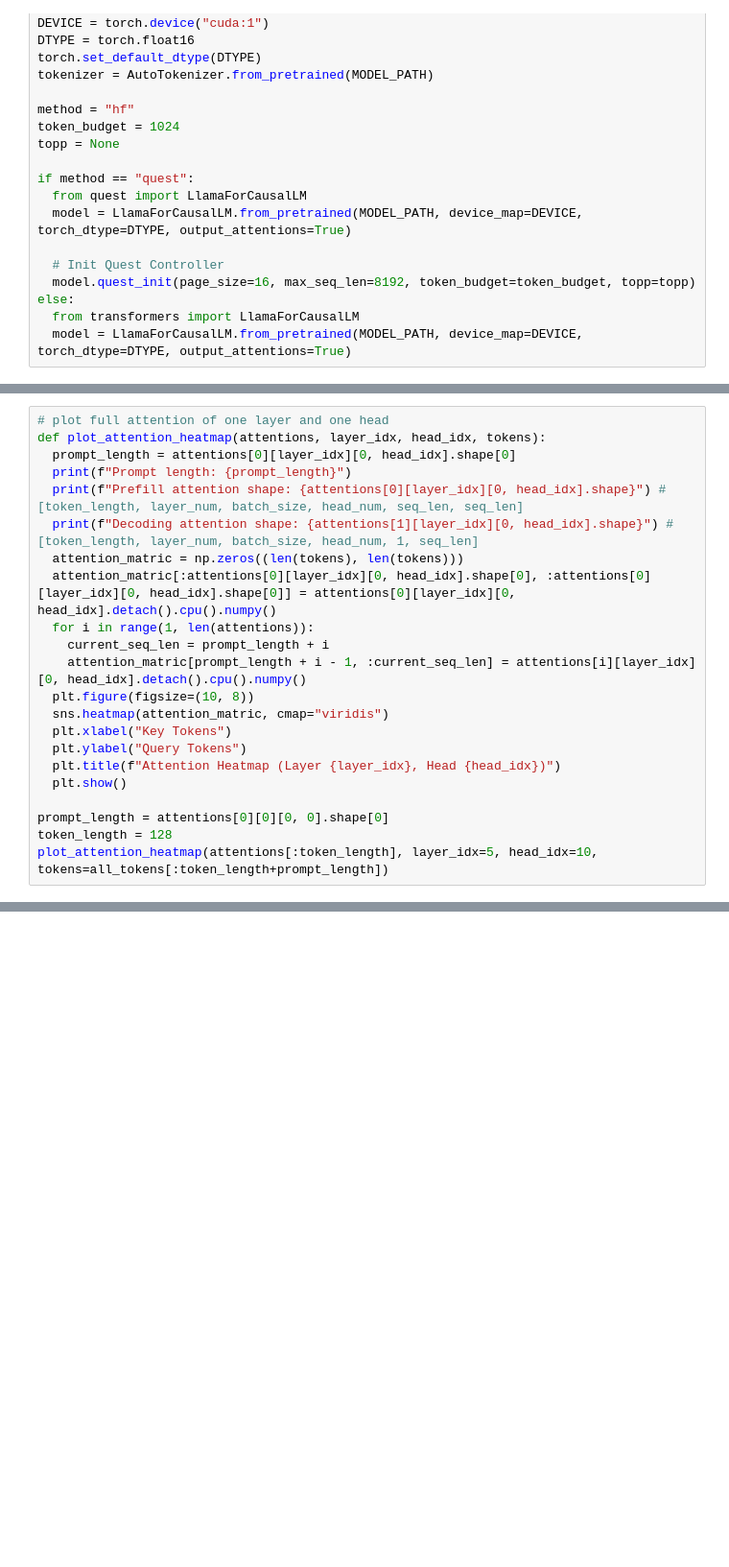
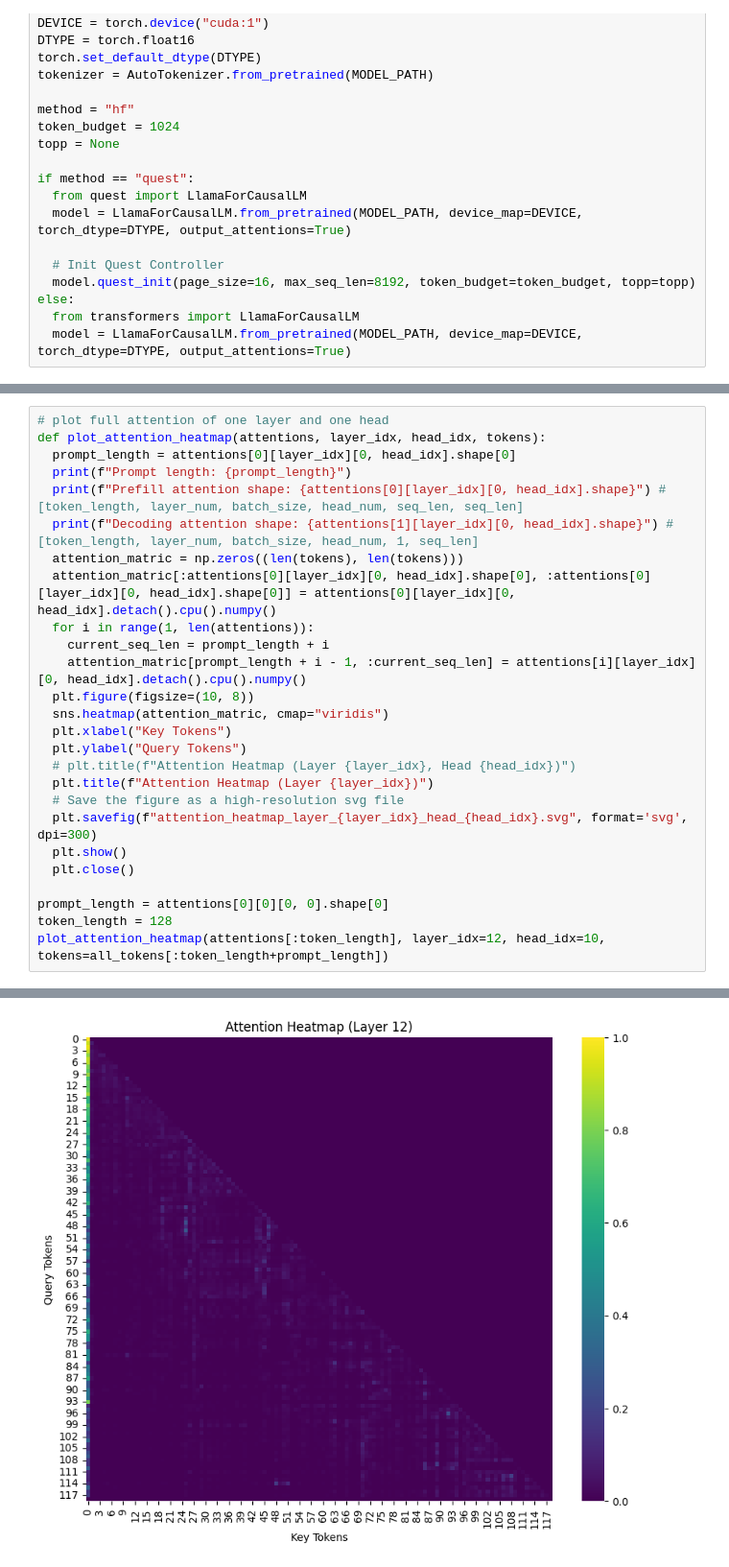
Before and after one commit to Hao-Yu-la/Quest, a Jupyter notebook: scripts/attention_analyse/attention_visual.ipynb, the cells around one changed output, grey strips where cells are left out. Shown: that part at 96% size. Cells and saved outputs as stored; diff of their text form; blank space fills up the shorter version.

```diff
--- a/scripts/attention_analyse/attention_visual.ipynb
+++ b/scripts/attention_analyse/attention_visual.ipynb
@@ -81,9 +64,14 @@ def plot_attention_heatmap(attentions, layer_idx, head_idx, tokens):
   sns.heatmap(attention_matric, cmap="viridis")
   plt.xlabel("Key Tokens")
   plt.ylabel("Query Tokens")
-  plt.title(f"Attention Heatmap (Layer {layer_idx}, Head {head_idx})")
+  # plt.title(f"Attention Heatmap (Layer {layer_idx}, Head {head_idx})")
+  plt.title(f"Attention Heatmap (Layer {layer_idx})")
+  # Save the figure as a high-resolution svg file
+  plt.savefig(f"attention_heatmap_layer_{layer_idx}_head_{head_idx}.svg", format='svg', dpi=300)
   plt.show()
+  plt.close()
 
 prompt_length = attentions[0][0][0, 0].shape[0]
 token_length = 128
-plot_attention_heatmap(attentions[:token_length], layer_idx=5, head_idx=10, tokens=all_tokens[:token_length+prompt_length])
+plot_attention_heatmap(attentions[:token_length], layer_idx=12, head_idx=10, tokens=all_tokens[:token_length+prompt_length])
+# %% [output]
@@ -90,3 +81,4 @@ plot_attention_heatmap(attentions[:token_length], layer_idx=5, head_idx=10, toke
+[figure, added]
 # %%
 # plot attention of all layers for one head and one token
 def plot_attention_heatmap_token(attentions, token_idx, head_idx, tokens):
```
Also changed, not shown: parts of 5 cells of this notebook, 7 other files.
